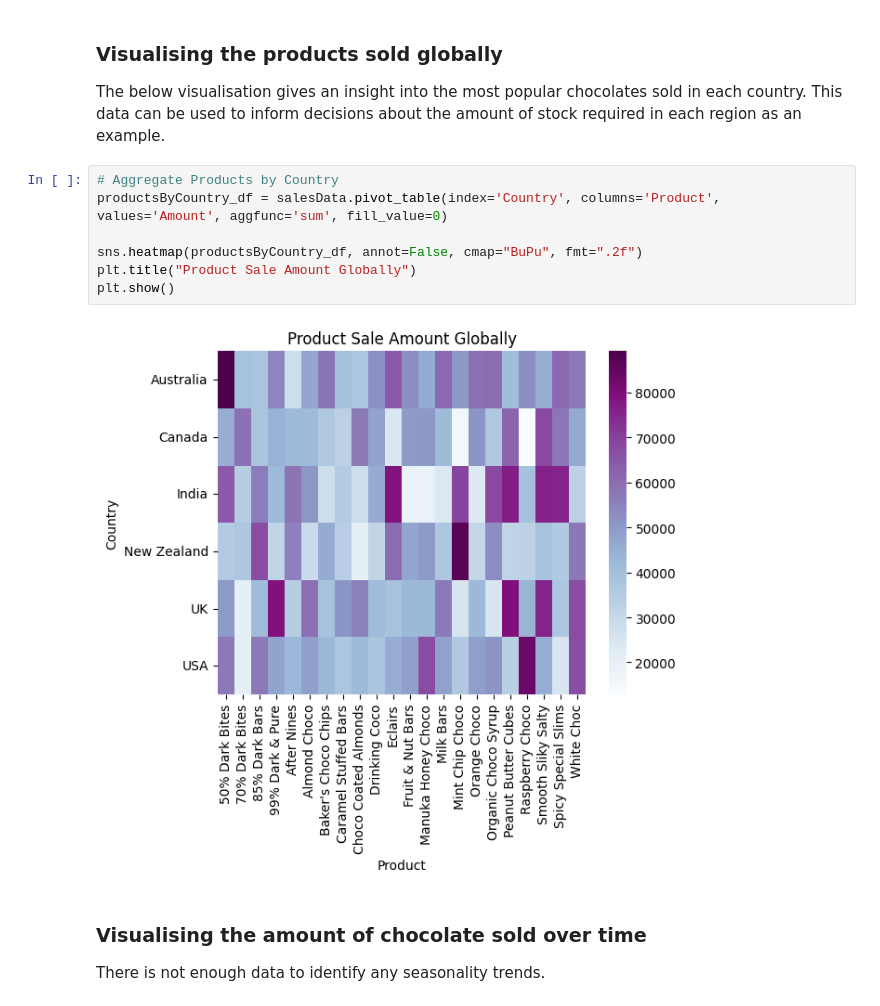
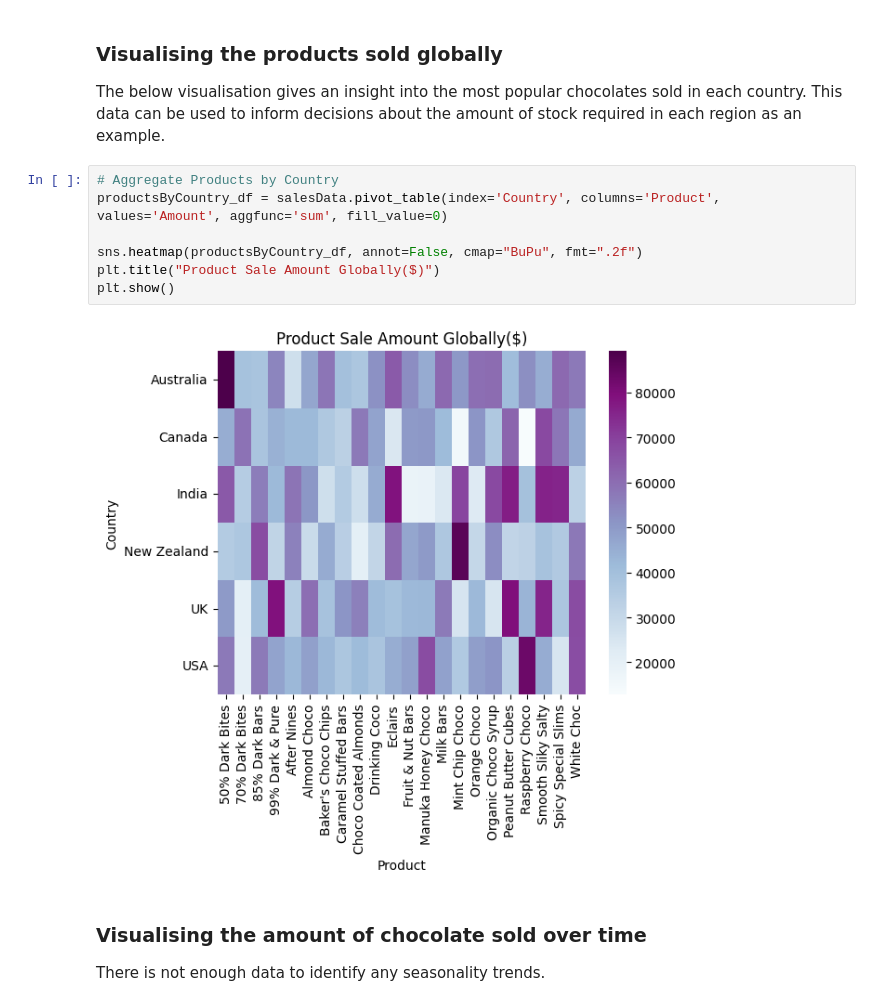
Before and after one commit to JTrehan1/EDARepo, a Jupyter notebook: ChocolateEDA/ChocolateSalesAnalysis.ipynb, the cells around one changed output. Cells and saved outputs as stored; diff of their text form.

```diff
--- a/ChocolateEDA/ChocolateSalesAnalysis.ipynb
+++ b/ChocolateEDA/ChocolateSalesAnalysis.ipynb
@@ -293,12 +293,12 @@ The below visualisation gives an insight into the most popular chocolates sold i
 # %%
 # Aggregate Products by Country
 productsByCountry_df = salesData.pivot_table(index='Country', columns='Product', values='Amount', aggfunc='sum', fill_value=0)
 
 sns.heatmap(productsByCountry_df, annot=False, cmap="BuPu", fmt=".2f")
-plt.title("Product Sale Amount Globally")
+plt.title("Product Sale Amount Globally($)")
 plt.show()
 # %% [output]
-[figure, old version]
+[figure, new version]
 # %% [markdown]
 <h3>Visualising the amount of chocolate sold over time</h3>
 
```
Also changed, not shown: parts of 6 cells of this notebook.
